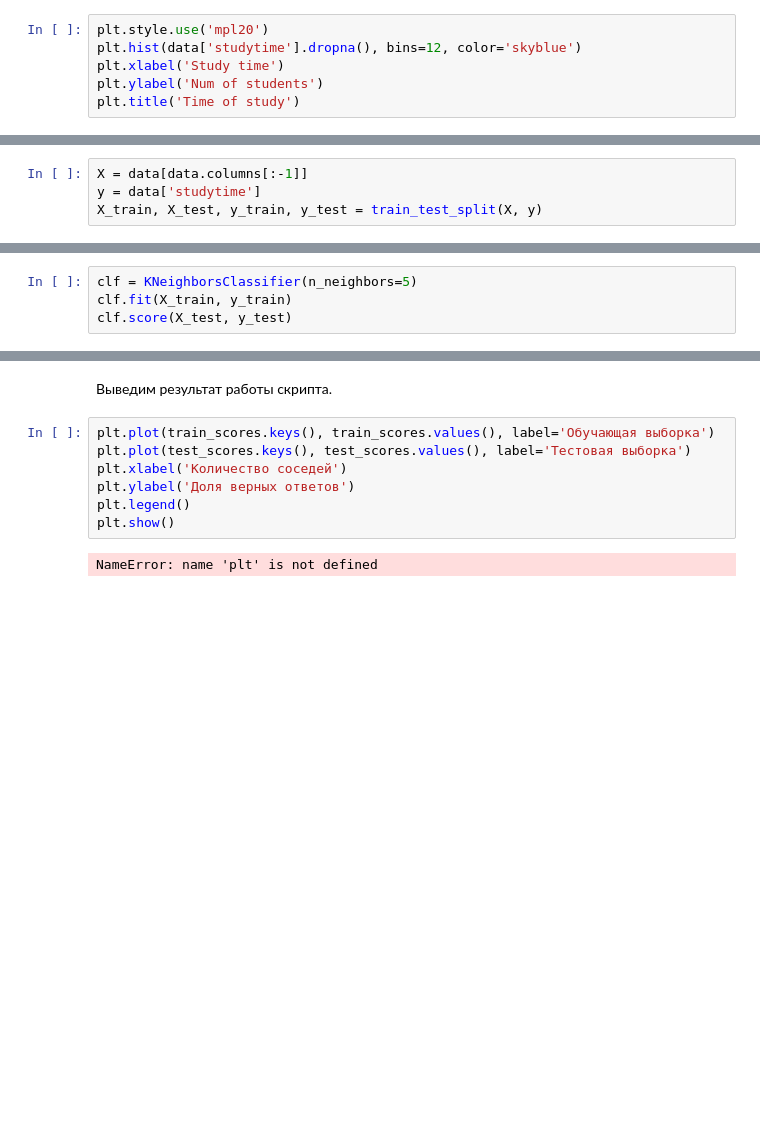
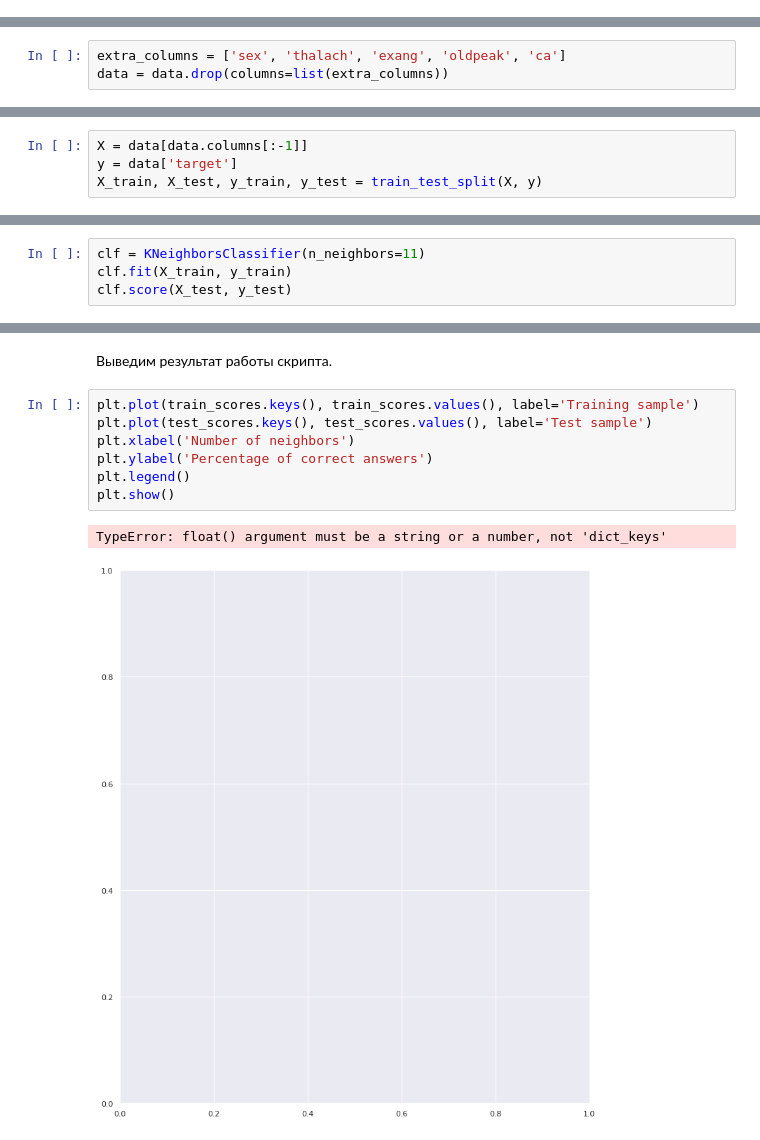
Before and after one commit to breadrock1/ML-labs, a Jupyter notebook: lab1/L1_KNN_Akimov.ipynb, the cells around one changed output, grey strips where cells are left out. Drawn from its saved outputs; the diff is of its cells as text; blank space fills up the shorter version.

```diff
--- a/lab1/L1_KNN_Akimov.ipynb
+++ b/lab1/L1_KNN_Akimov.ipynb
@@ -80,6 +69,0 @@ sns.heatmap(corr, xticklabels=corr.columns.values, yticklabels=corr.columns.valu
-# %%
-plt.style.use('mpl20')
-plt.hist(data['studytime'].dropna(), bins=12, color='skyblue')
-plt.xlabel('Study time')
-plt.ylabel('Num of students')
-plt.title('Time of study')
@@ -97,15 +72,18 @@ data = data.drop(columns=list(extra_columns))
+# %%
+extra_columns = ['sex', 'thalach', 'exang', 'oldpeak', 'ca']
+data = data.drop(columns=list(extra_columns))
 # %% [markdown]
 # Machine Learning
 # %% [markdown]
 Выделим в нашей выборке целевую переменную, а также разделим ее на тренировочную и тестовую.
 # %%
 X = data[data.columns[:-1]]
-y = data['studytime']
+y = data['target']
 X_train, X_test, y_train, y_test = train_test_split(X, y)
 # %% [markdown]
 Посмотрим, как влияет гиперпараметр на качество классификации.
 # %%
-clf = KNeighborsClassifier(n_neighbors=5)
+clf = KNeighborsClassifier(n_neighbors=11)
 clf.fit(X_train, y_train)
 clf.score(X_test, y_test)
 # %% [output]
@@ -126,11 +123,12 @@ for n in range(1, 41):
 # %% [markdown]
 Выведим результат работы скрипта.
 # %%
-plt.plot(train_scores.keys(), train_scores.values(), label='Обучающая выборка')
-plt.plot(test_scores.keys(), test_scores.values(), label='Тестовая выборка')
-plt.xlabel('Количество соседей')
-plt.ylabel('Доля верных ответов')
+plt.plot(train_scores.keys(), train_scores.values(), label='Training sample')
+plt.plot(test_scores.keys(), test_scores.values(), label='Test sample')
+plt.xlabel('Number of neighbors')
+plt.ylabel('Percentage of correct answers')
 plt.legend()
 plt.show()
 # %% [output]
-NameError: name 'plt' is not defined
+TypeError: float() argument must be a string or a number, not 'dict_keys'
+[figure, added]
```
Also changed, not shown: parts of 20 cells of this notebook, 3 other files.
